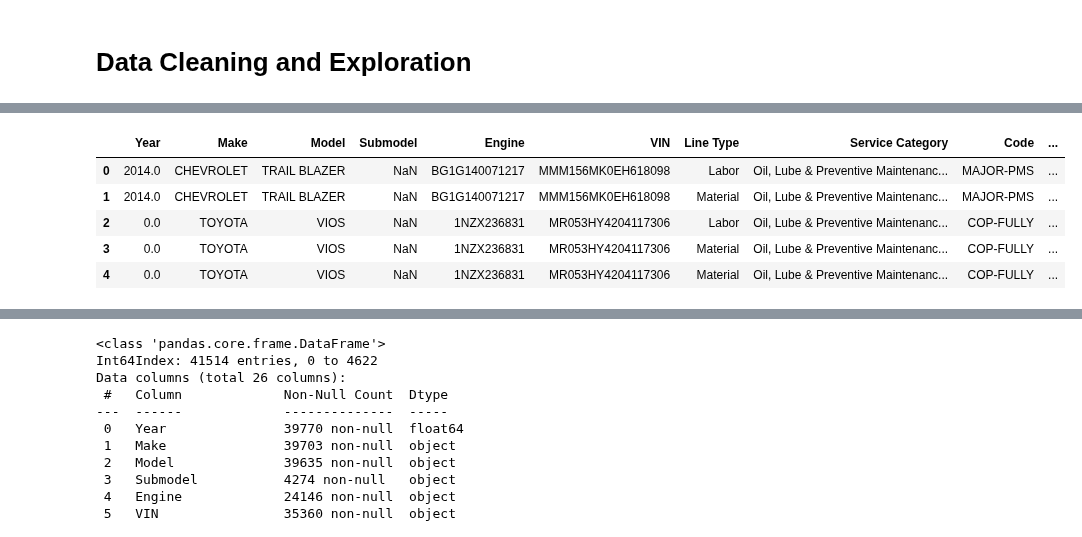
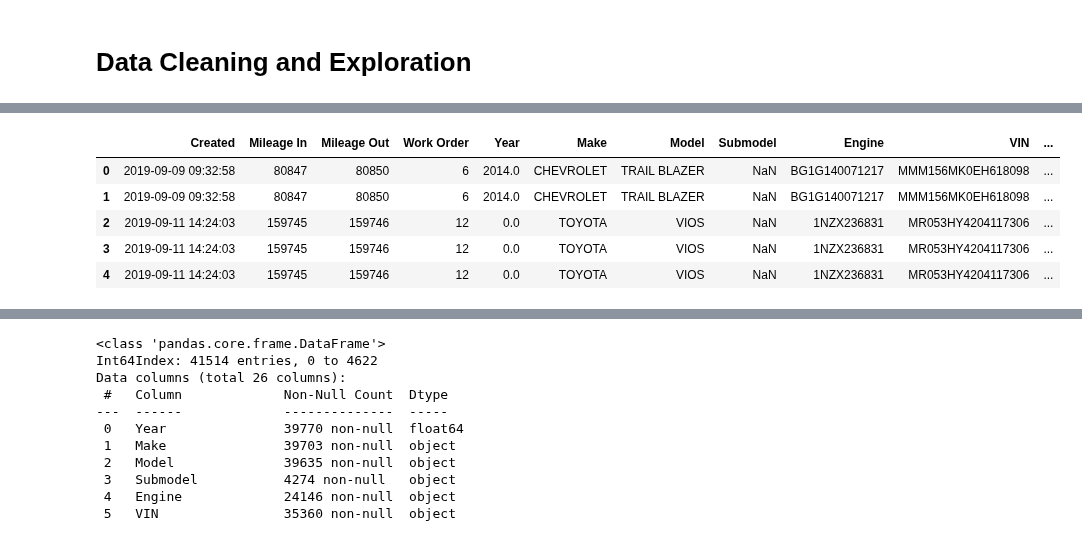
Before and after one commit to just-paul/capstone-autoserved, a Jupyter notebook: Capstone Data Cleaning.ipynb, the cells around one changed output, grey strips where cells are left out. Cells and saved outputs as stored; diff of their text form; code cells hidden in the pictures.

```diff
--- a/Capstone Data Cleaning.ipynb
+++ b/Capstone Data Cleaning.ipynb
@@ -110,10 +114,10 @@ df1.head()
 # %%
-df2 = pd.read_excel('DATA SET 0222020.xlsx',sheet_name = 2)
+df2 = pd.read_excel(r"D:\Documents\Github\capstone-autoserved\Dataset\Latest Dataset.xlsx",sheet_name = 2)
 df2.head()
 # %% [output]
-|  | Year | Make | Model | Submodel | Engine | VIN | Line Type | Service Category | Code | ... |
-| 0 | 2014.0 | CHEVROLET | TRAIL BLAZER | NaN | BG1G140071217 | MMM156MK0EH618098 | Labor | Oil, Lube & Preventive Maintenanc... | MAJOR-PMS | ... |
-| 1 | 2014.0 | CHEVROLET | TRAIL BLAZER | NaN | BG1G140071217 | MMM156MK0EH618098 | Material | Oil, Lube & Preventive Maintenanc... | MAJOR-PMS | ... |
-| 2 | 0.0 | TOYOTA | VIOS | NaN | 1NZX236831 | MR053HY4204117306 | Labor | Oil, Lube & Preventive Maintenanc... | COP-FULLY | ... |
-| 3 | 0.0 | TOYOTA | VIOS | NaN | 1NZX236831 | MR053HY4204117306 | Material | Oil, Lube & Preventive Maintenanc... | COP-FULLY | ... |
-| 4 | 0.0 | TOYOTA | VIOS | NaN | 1NZX236831 | MR053HY4204117306 | Material | Oil, Lube & Preventive Maintenanc... | COP-FULLY | ... |
+|  | Created | Mileage In | Mileage Out | Work Order | Year | Make | Model | Submodel | Engine | VIN | ... |
+| 0 | 2019-09-09 09:32:58 | 80847 | 80850 | 6 | 2014.0 | CHEVROLET | TRAIL BLAZER | NaN | BG1G140071217 | MMM156MK0EH618098 | ... |
+| 1 | 2019-09-09 09:32:58 | 80847 | 80850 | 6 | 2014.0 | CHEVROLET | TRAIL BLAZER | NaN | BG1G140071217 | MMM156MK0EH618098 | ... |
+| 2 | 2019-09-11 14:24:03 | 159745 | 159746 | 12 | 0.0 | TOYOTA | VIOS | NaN | 1NZX236831 | MR053HY4204117306 | ... |
+| 3 | 2019-09-11 14:24:03 | 159745 | 159746 | 12 | 0.0 | TOYOTA | VIOS | NaN | 1NZX236831 | MR053HY4204117306 | ... |
+| 4 | 2019-09-11 14:24:03 | 159745 | 159746 | 12 | 0.0 | TOYOTA | VIOS | NaN | 1NZX236831 | MR053HY4204117306 | ... |
```
Also changed, not shown: parts of 14 cells of this notebook, 2 other files.
